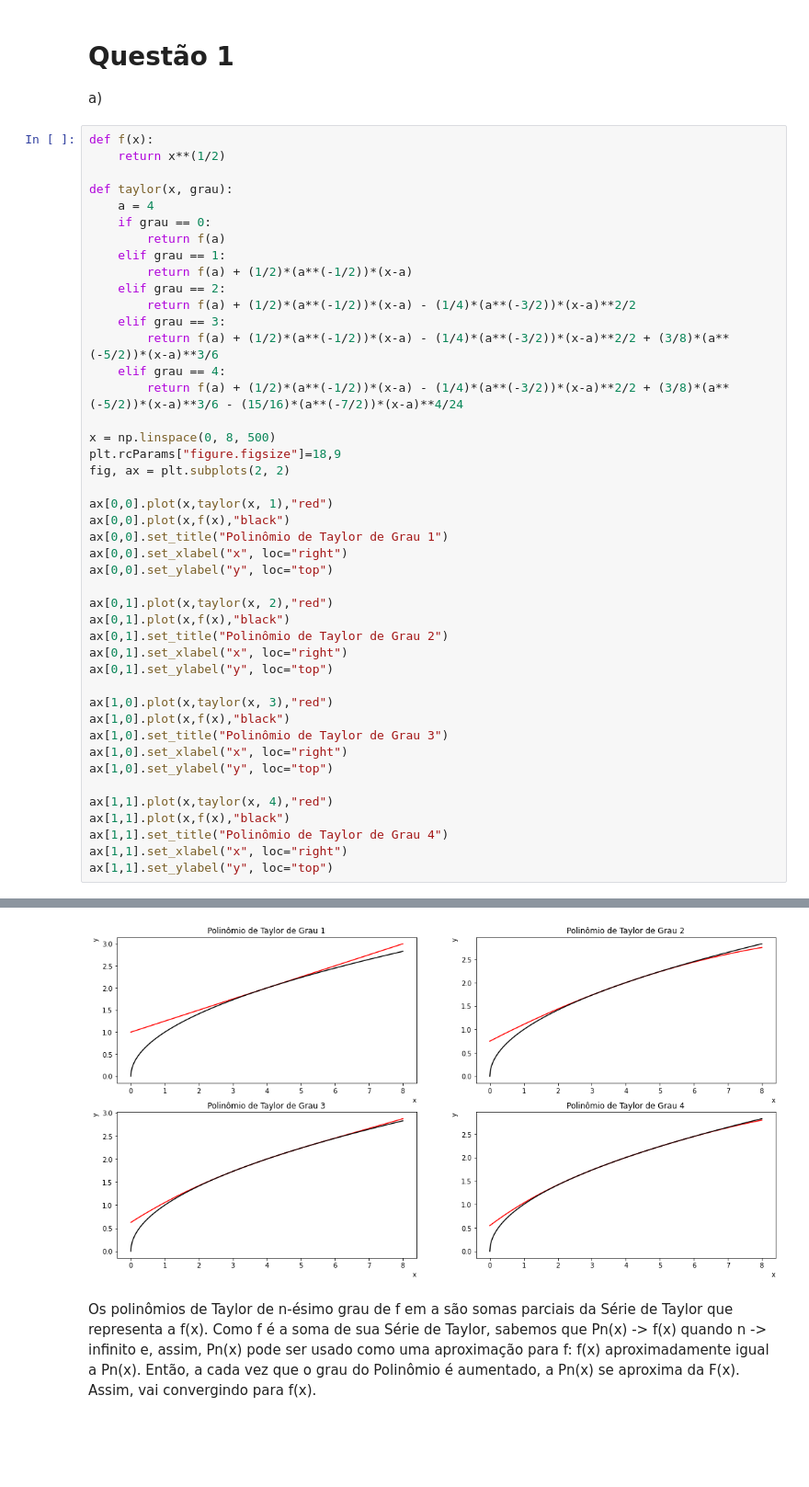
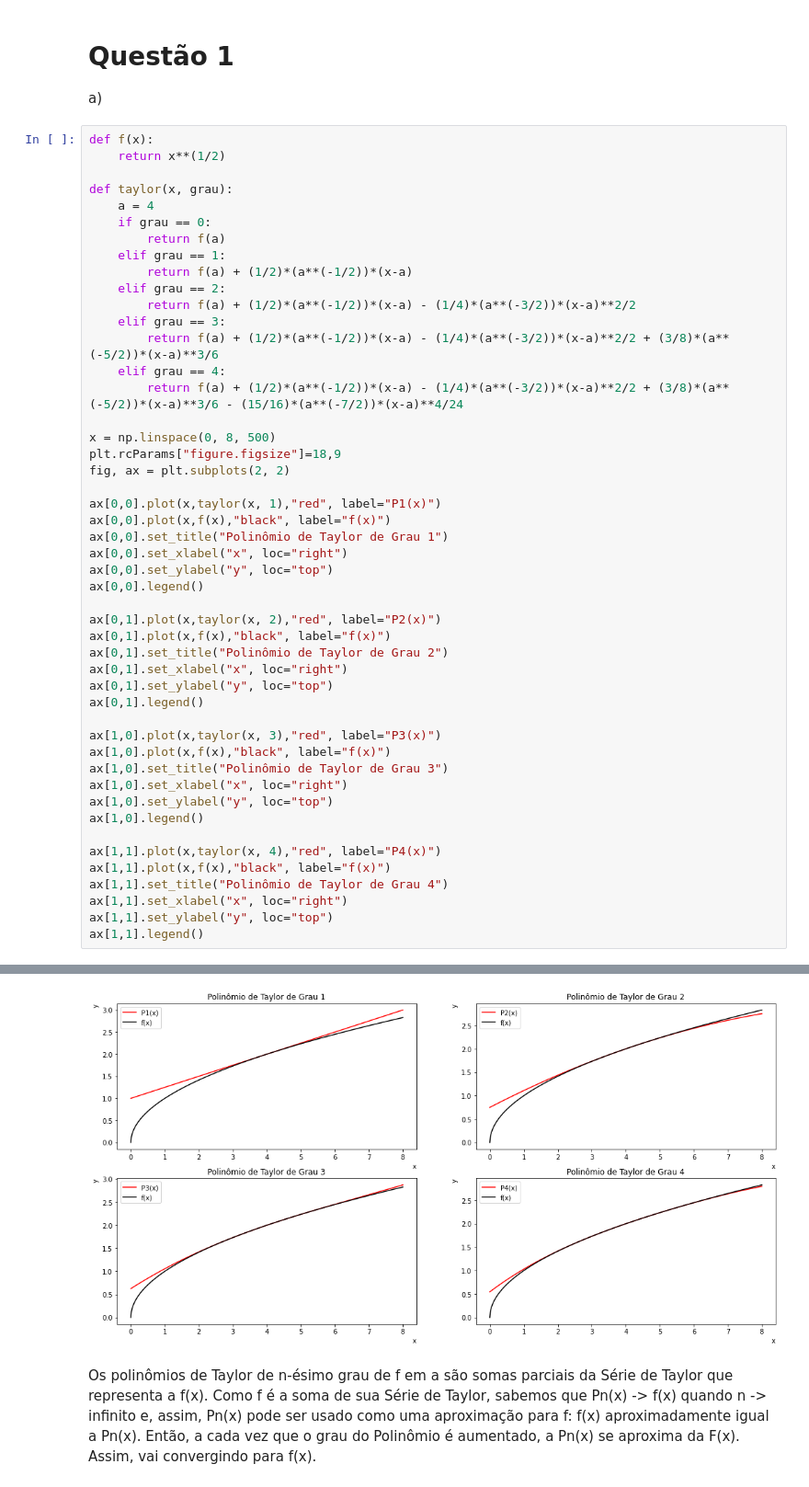
Before and after one commit to leotanaka4/trabalho-metmat, a Jupyter notebook: main.ipynb, the cells around one changed output, grey strips where cells are left out. Shown at 92% size. Saved outputs shown, nothing was run; the diff lists cells and outputs as text; blank space fills up the shorter version.

```diff
--- a/main.ipynb
+++ b/main.ipynb
@@ -43,27 +43,31 @@ x = np.linspace(0, 8, 500)
 plt.rcParams["figure.figsize"]=18,9
 fig, ax = plt.subplots(2, 2)
 
-ax[0,0].plot(x,taylor(x, 1),"red")
-ax[0,0].plot(x,f(x),"black")
+ax[0,0].plot(x,taylor(x, 1),"red", label="P1(x)")
+ax[0,0].plot(x,f(x),"black", label="f(x)")
 ax[0,0].set_title("Polinômio de Taylor de Grau 1")
 ax[0,0].set_xlabel("x", loc="right")
 ax[0,0].set_ylabel("y", loc="top")
+ax[0,0].legend()
 
-ax[0,1].plot(x,taylor(x, 2),"red")
-ax[0,1].plot(x,f(x),"black")
+ax[0,1].plot(x,taylor(x, 2),"red", label="P2(x)")
+ax[0,1].plot(x,f(x),"black", label="f(x)")
 ax[0,1].set_title("Polinômio de Taylor de Grau 2")
 ax[0,1].set_xlabel("x", loc="right")
 ax[0,1].set_ylabel("y", loc="top")
+ax[0,1].legend()
 
-ax[1,0].plot(x,taylor(x, 3),"red")
-ax[1,0].plot(x,f(x),"black")
+ax[1,0].plot(x,taylor(x, 3),"red", label="P3(x)")
+ax[1,0].plot(x,f(x),"black", label="f(x)")
 ax[1,0].set_title("Polinômio de Taylor de Grau 3")
 ax[1,0].set_xlabel("x", loc="right")
 ax[1,0].set_ylabel("y", loc="top")
+ax[1,0].legend()
 
-ax[1,1].plot(x,taylor(x, 4),"red")
-ax[1,1].plot(x,f(x),"black")
+ax[1,1].plot(x,taylor(x, 4),"red", label="P4(x)")
+ax[1,1].plot(x,f(x),"black", label="f(x)")
 ax[1,1].set_title("Polinômio de Taylor de Grau 4")
 ax[1,1].set_xlabel("x", loc="right")
 ax[1,1].set_ylabel("y", loc="top")
+ax[1,1].legend()
 # %% [output]
@@ -71,4 +75,4 @@ Text(0, 1, 'y')
-[figure, old version]
+[figure, new version]
 # %% [markdown]
 Os polinômios de Taylor de n-ésimo grau de f em a são somas parciais da Série de Taylor que representa a f(x). Como f é a soma de sua Série de Taylor, sabemos que Pn(x) -> f(x) quando n -> infinito e, assim, Pn(x) pode ser usado como uma aproximação para f: f(x) aproximadamente igual a Pn(x). Então, a cada vez que o grau do Polinômio é aumentado, a Pn(x) se aproxima da F(x). Assim, vai convergindo para f(x).
 # %% [markdown]
```
Also changed, not shown: parts of 4 cells of this notebook.
